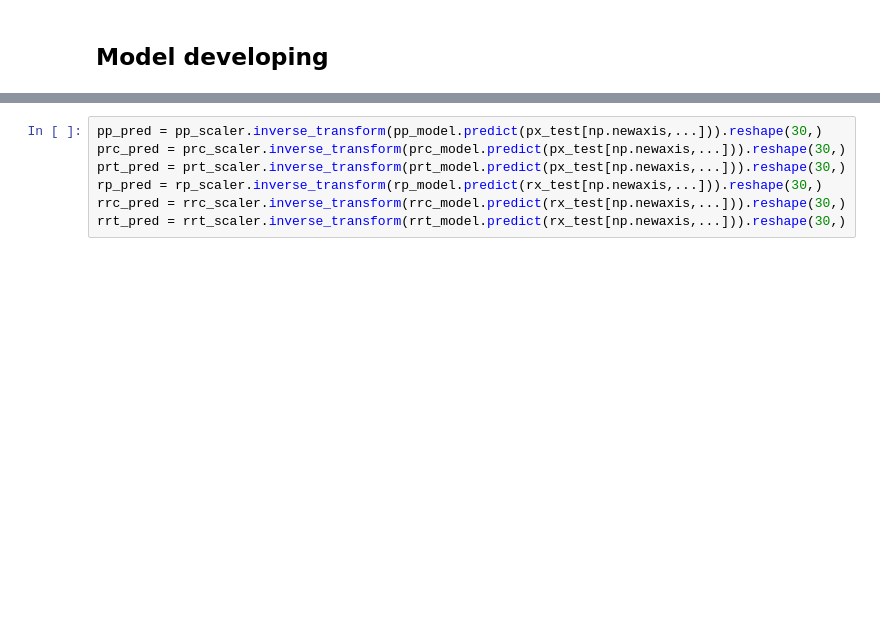
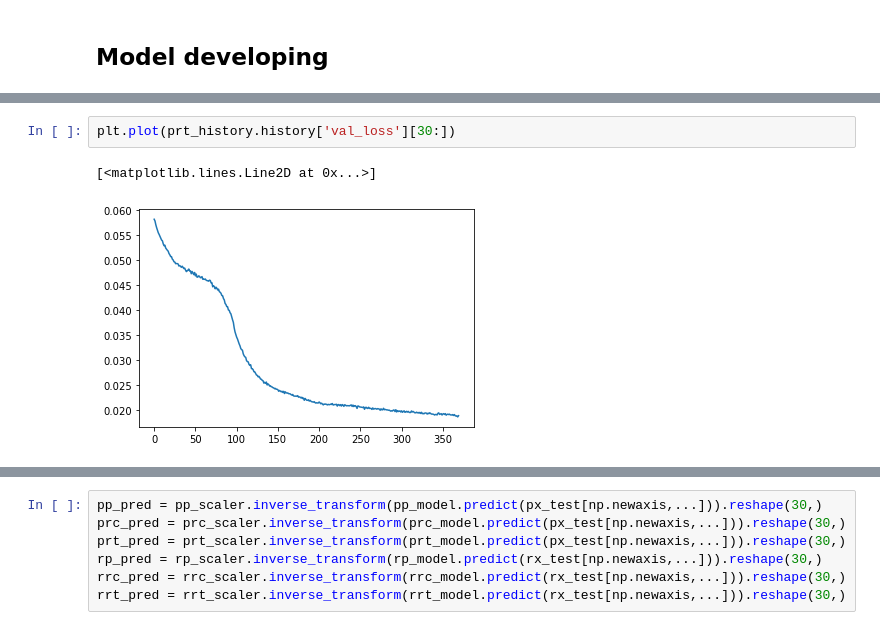
Before and after one commit to isaac-zheng/purchase-redemption-forecast, a Jupyter notebook: RNN/LSTM_MULTI.ipynb, the cells around one changed output, grey strips where cells are left out. Drawn from its saved outputs; the diff is of its cells as text; blank space fills up the shorter version.

```diff
--- a/RNN/LSTM_MULTI.ipynb
+++ b/RNN/LSTM_MULTI.ipynb
@@ -115 +158,6 @@ plot_loss(prc_history,prt_history)
+# %%
+plt.plot(prt_history.history['val_loss'][30:])
+# %% [output]
+[<matplotlib.lines.Line2D at 0x...>]
+[figure, added]
 # %%
```
Also changed, not shown: parts of 19 cells of this notebook, 11 other files.
